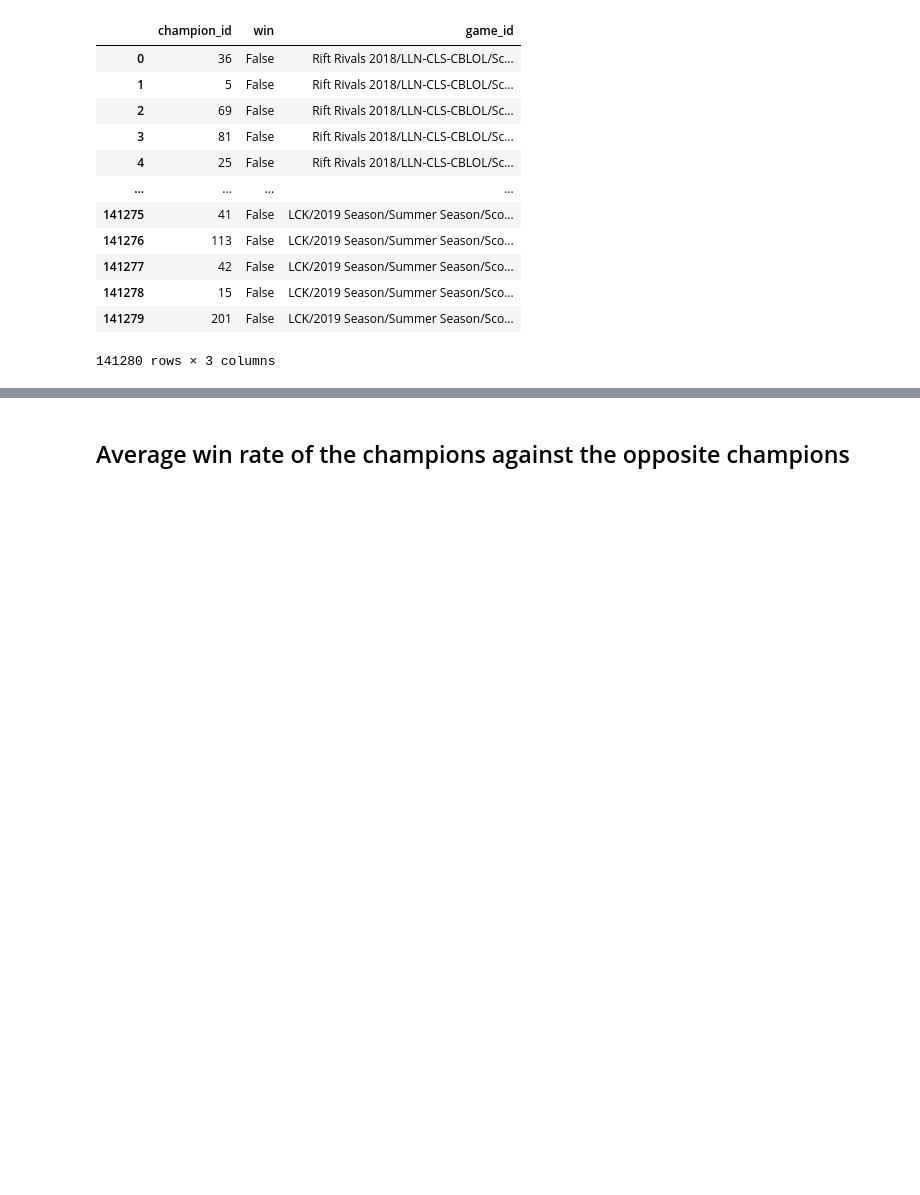
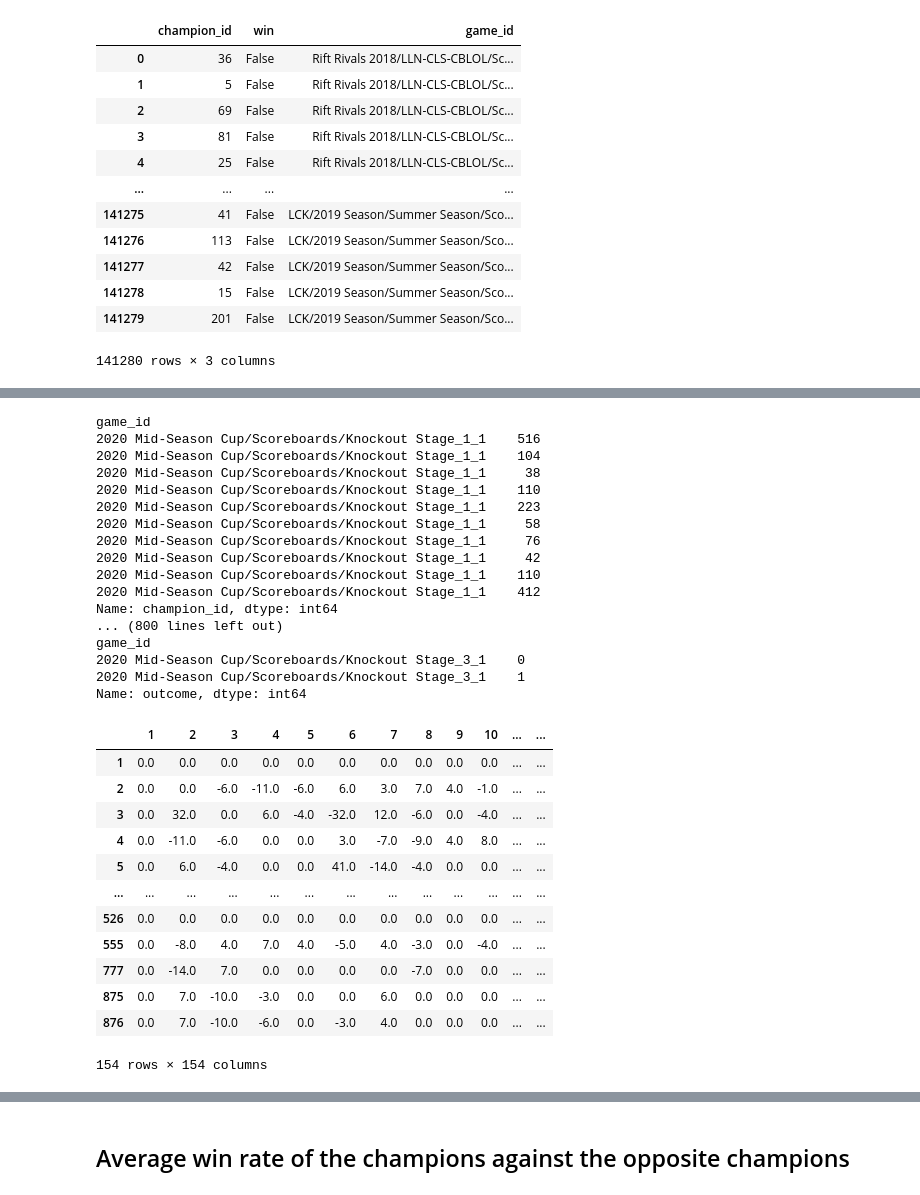
Before and after one commit to stephanyvargas/LoL_winner_predictor, a Jupyter notebook: notebooks/feature_engineer_Stephy.ipynb, the cells around one changed output, grey strips where cells are left out. Saved outputs shown, nothing was run; the diff lists cells and outputs as text; code cells hidden in the pictures; blank space fills up the shorter version.

```diff
--- a/notebooks/feature_engineer_Stephy.ipynb
+++ b/notebooks/feature_engineer_Stephy.ipynb
@@ -75,3 +142,4 @@ df_BLUE[['champion_id', 'win', 'game_id']]
 # %%
-np.unique(df_BLUE.game_id)
+game_id_unique = np.unique(df_result.game_id)
+len(game_id_unique)
 # %% [output]
@@ -94,0 +187,60 @@ defaultdict(dict, {})
+# %%
+count = 0
+for value in tqdm(game_id_unique[:1000]):
+  if count > 800:
+    champions_played = list(df_result[df_result.game_id == value].champion_id)
+    #print(champions_played)
+    win_value = df_result.loc[value]
+    #print(int(win_value[win_value.champion_id == champions_played[0]]['outcome']))
+    for champion_a in champions_played:
+        for champion_b in champions_played:
+            if champion_a == champion_b:
+                continue
+            try:
+                outcome = int(win_value[win_value.champion_id == champion_b]['outcome'])
+            except TypeError:
+                print(win_value.champion_id)
+                print(champion_b)
+                print(win_value[win_value.champion_id == champion_b]['outcome'])
+            #print(outcome)
+
+            if outcome == 1:
+                champions_synergy.loc[champion_a][champion_b] += 1
+                #print('win', champion_a, champion_b, champions_synergy.loc[champion_a][champion_b])
+            else:
+                champions_synergy.loc[champion_a][champion_b] -= 1
+                #print('lost', champion_a, champion_b, champions_synergy.loc[champion_a][champion_b])
+
+  count += 1
+champions_synergy#.info()#.loc[1][1] += 1
+# %% [output]
+game_id
+2020 Mid-Season Cup/Scoreboards/Knockout Stage_1_1    516
+2020 Mid-Season Cup/Scoreboards/Knockout Stage_1_1    104
+2020 Mid-Season Cup/Scoreboards/Knockout Stage_1_1     38
+2020 Mid-Season Cup/Scoreboards/Knockout Stage_1_1    110
+2020 Mid-Season Cup/Scoreboards/Knockout Stage_1_1    223
+2020 Mid-Season Cup/Scoreboards/Knockout Stage_1_1     58
+2020 Mid-Season Cup/Scoreboards/Knockout Stage_1_1     76
+2020 Mid-Season Cup/Scoreboards/Knockout Stage_1_1     42
+2020 Mid-Season Cup/Scoreboards/Knockout Stage_1_1    110
+2020 Mid-Season Cup/Scoreboards/Knockout Stage_1_1    412
+Name: champion_id, dtype: int64
+... (800 lines left out)
+game_id
+2020 Mid-Season Cup/Scoreboards/Knockout Stage_3_1    0
+2020 Mid-Season Cup/Scoreboards/Knockout Stage_3_1    1
+Name: outcome, dtype: int64
+|  | 1 | 2 | 3 | 4 | 5 | 6 | 7 | 8 | 9 | 10 | ... | ... |
+| 1 | 0.0 | 0.0 | 0.0 | 0.0 | 0.0 | 0.0 | 0.0 | 0.0 | 0.0 | 0.0 | ... | ... |
+| 2 | 0.0 | 0.0 | -6.0 | -11.0 | -6.0 | 6.0 | 3.0 | 7.0 | 4.0 | -1.0 | ... | ... |
+| 3 | 0.0 | 32.0 | 0.0 | 6.0 | -4.0 | -32.0 | 12.0 | -6.0 | 0.0 | -4.0 | ... | ... |
+| 4 | 0.0 | -11.0 | -6.0 | 0.0 | 0.0 | 3.0 | -7.0 | -9.0 | 4.0 | 8.0 | ... | ... |
+| 5 | 0.0 | 6.0 | -4.0 | 0.0 | 0.0 | 41.0 | -14.0 | -4.0 | 0.0 | 0.0 | ... | ... |
+| ... | ... | ... | ... | ... | ... | ... | ... | ... | ... | ... | ... | ... |
+| 526 | 0.0 | 0.0 | 0.0 | 0.0 | 0.0 | 0.0 | 0.0 | 0.0 | 0.0 | 0.0 | ... | ... |
+| 555 | 0.0 | -8.0 | 4.0 | 7.0 | 4.0 | -5.0 | 4.0 | -3.0 | 0.0 | -4.0 | ... | ... |
+| 777 | 0.0 | -14.0 | 7.0 | 0.0 | 0.0 | 0.0 | 0.0 | -7.0 | 0.0 | 0.0 | ... | ... |
+| 875 | 0.0 | 7.0 | -10.0 | -3.0 | 0.0 | 0.0 | 6.0 | 0.0 | 0.0 | 0.0 | ... | ... |
+| 876 | 0.0 | 7.0 | -10.0 | -6.0 | 0.0 | -3.0 | 4.0 | 0.0 | 0.0 | 0.0 | ... | ... |
+154 rows × 154 columns
```
Also changed, not shown: parts of 27 cells of this notebook.
